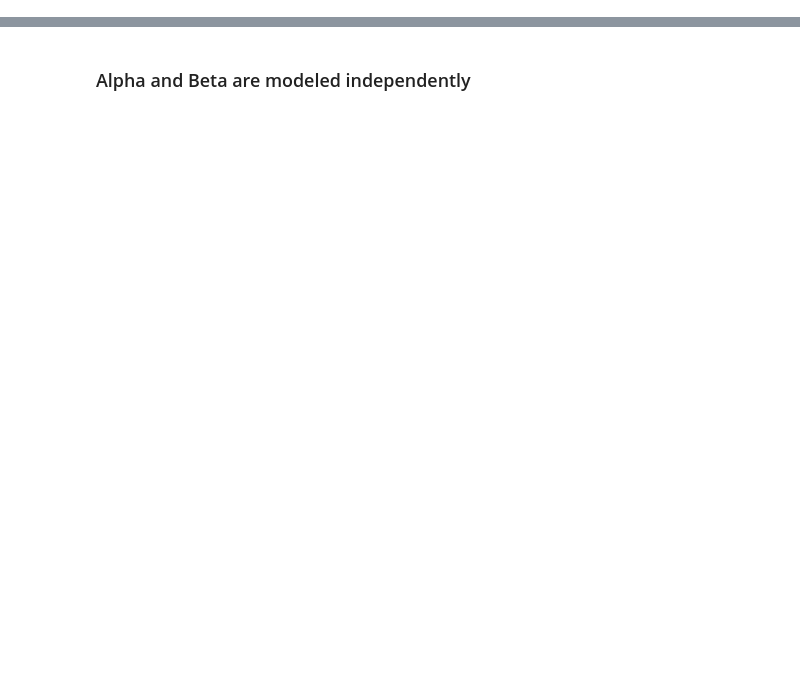
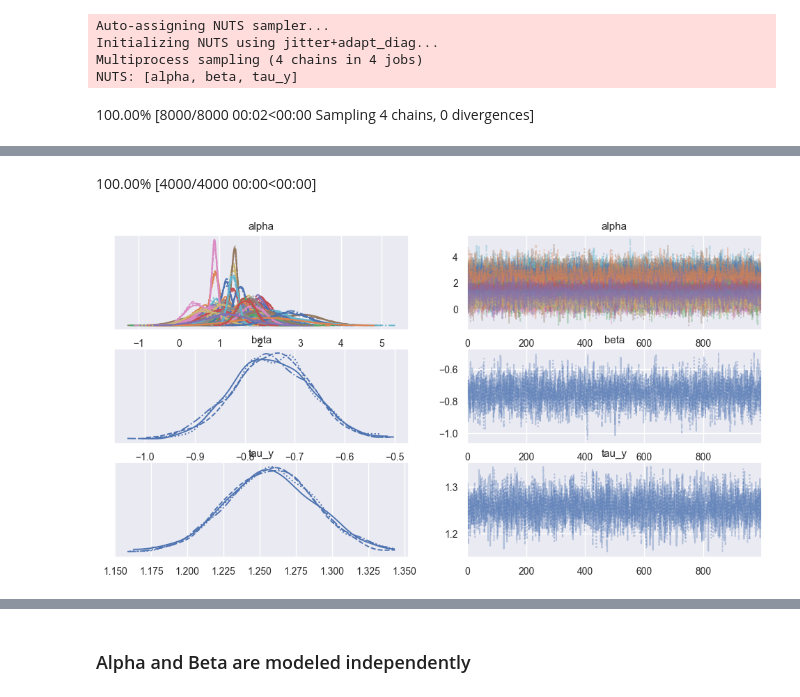
Before and after one commit to btbyrnes/bayesian_notebooks, a Jupyter notebook: radon.ipynb, the cells around one changed output, grey strips where cells are left out. Saved outputs shown, nothing was run; the diff lists cells and outputs as text; code cells hidden in the pictures; blank space fills up the shorter version.

```diff
--- a/radon.ipynb
+++ b/radon.ipynb
@@ -232,0 +145,30 @@ ax.legend()
+# %%
+coords = {
+    "obs_id": np.arange(len(y)),
+    "county_id": np.arange(len(le.classes_))
+}
+with pm.Model(coords=coords) as m1:
+    floor = pm.MutableData("floor", f, dims="obs_id")
+    county = pm.MutableData("county", c, dims="obs_id")
+
+    alpha = pm.Normal("alpha", mu=0, sigma=10, dims="county_id")
+    beta = pm.Normal("beta", mu=0, sigma=10)
+
+    resp = alpha[county] + beta * floor
+
+    tau_y = pm.Gamma("tau_y", 4, 4)
+
+    obs = pm.Normal("obs", mu = resp, sigma = 1/tau_y, observed=y, dims="obs_id")
+
+    pm.model_to_graphviz(m1)
+# %%
+with m1:
+    trace_m1 = pm.sample()
+    posterior_m1 = pm.sample_posterior_predictive(trace_m1)
+    pm.plot_trace(trace_m1)
+# %% [output]
+Auto-assigning NUTS sampler...
+Initializing NUTS using jitter+adapt_diag...
+Multiprocess sampling (4 chains in 4 jobs)
+NUTS: [alpha, beta, tau_y]
+100.00% [8000/8000 00:02<00:00 Sampling 4 chains, 0 divergences]
@@ -232,0 +176,2 @@ ax.legend()
+100.00% [4000/4000 00:00<00:00]
+[figure, added]
```
Also changed, not shown: parts of 84 cells of this notebook, 2 other files.
